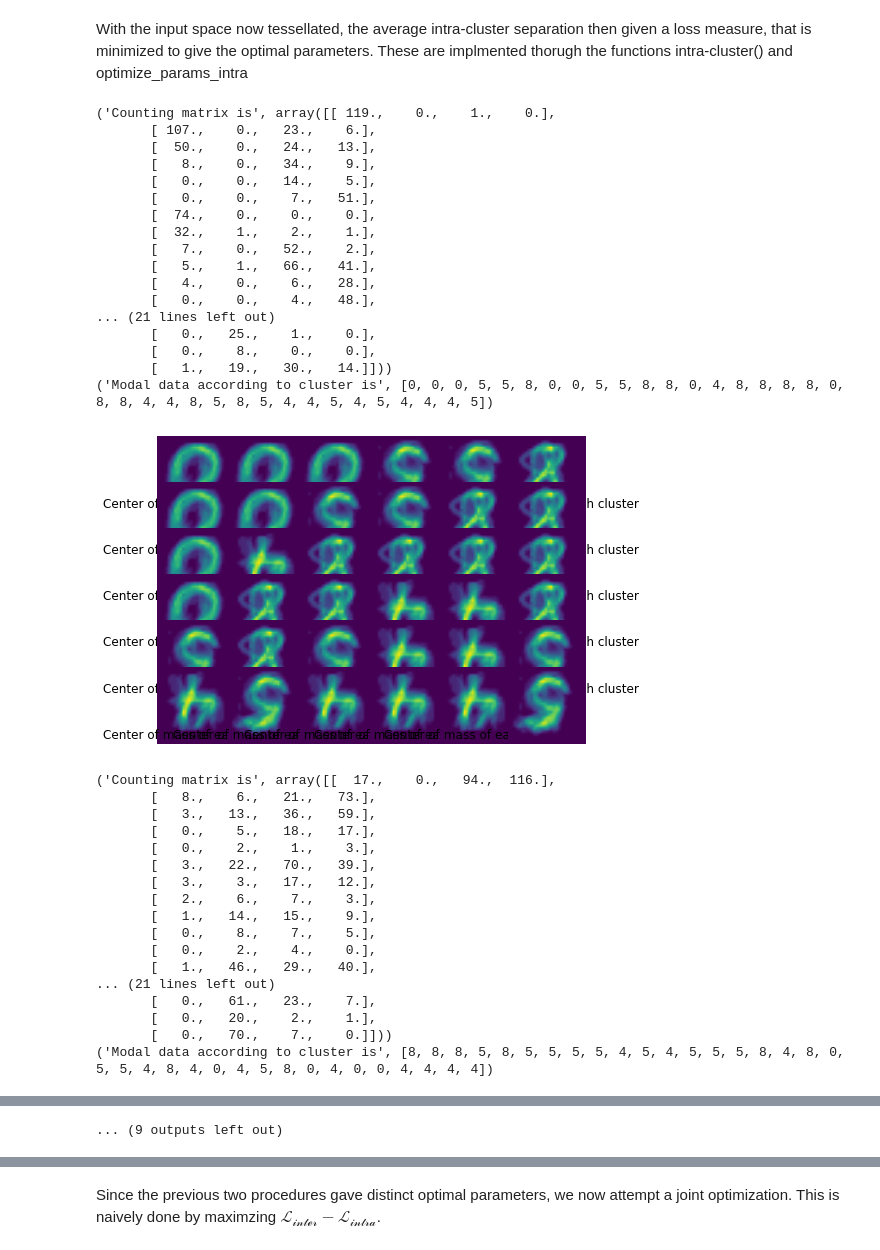
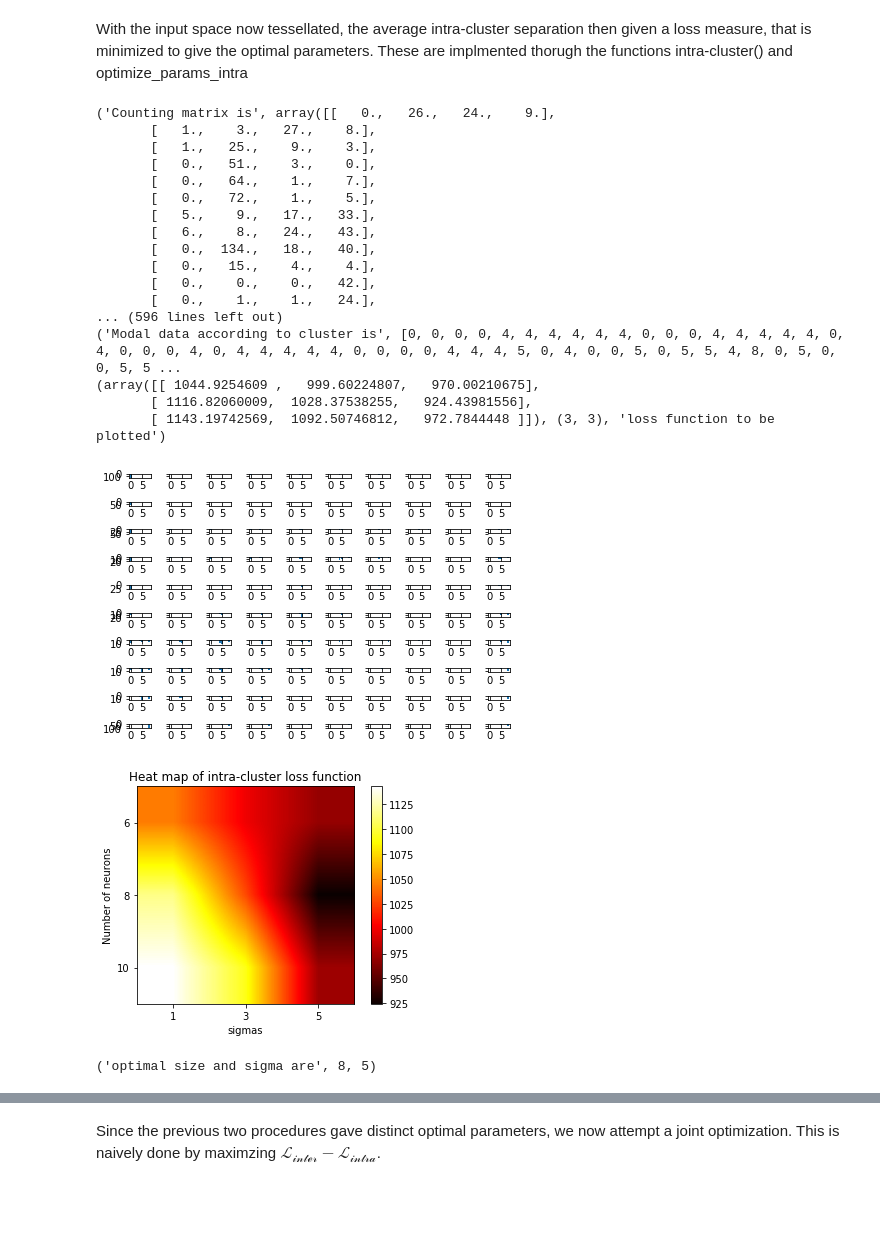
Before and after one commit to ArvinSubramaniam/ulnn_miniproj1_kohonen, a Jupyter notebook: kohonen_run.ipynb, the cells around one changed output, grey strips where cells are left out. Drawn from its saved outputs; the diff is of its cells as text; code cells hidden in the pictures; blank space fills up the shorter version.

```diff
--- a/kohonen_run.ipynb
+++ b/kohonen_run.ipynb
@@ -149,41 +177,26 @@ With the input space now tessellated, the average intra-cluster separation then
 # %%
 sizes_k = [6,8,10]
 sigmas = [1,3,5]
-k,s = koh.optimize_params_intra(sizes_k, sigmas, eta = 0.3, tmax=2000)
+k,s = koh.optimize_params_intra(sizes_k, sigmas, eta = 0.3, tmax=20000)
 print("optimal size and sigma are",k,s)
 # %% [output]
-('Counting matrix is', array([[ 119.,    0.,    1.,    0.],
-       [ 107.,    0.,   23.,    6.],
-       [  50.,    0.,   24.,   13.],
-       [   8.,    0.,   34.,    9.],
-       [   0.,    0.,   14.,    5.],
-       [   0.,    0.,    7.,   51.],
-       [  74.,    0.,    0.,    0.],
-       [  32.,    1.,    2.,    1.],
-       [   7.,    0.,   52.,    2.],
-       [   5.,    1.,   66.,   41.],
-       [   4.,    0.,    6.,   28.],
-       [   0.,    0.,    4.,   48.],
-... (21 lines left out)
-       [   0.,   25.,    1.,    0.],
-       [   0.,    8.,    0.,    0.],
-       [   1.,   19.,   30.,   14.]]))
-('Modal data according to cluster is', [0, 0, 0, 5, 5, 8, 0, 0, 5, 5, 8, 8, 0, 4, 8, 8, 8, 8, 0, 8, 8, 4, 4, 8, 5, 8, 5, 4, 4, 5, 4, 5, 4, 4, 4, 5])
+('Counting matrix is', array([[   0.,   26.,   24.,    9.],
+       [   1.,    3.,   27.,    8.],
+       [   1.,   25.,    9.,    3.],
+       [   0.,   51.,    3.,    0.],
+       [   0.,   64.,    1.,    7.],
+       [   0.,   72.,    1.,    5.],
+       [   5.,    9.,   17.,   33.],
+       [   6.,    8.,   24.,   43.],
+       [   0.,  134.,   18.,   40.],
+       [   0.,   15.,    4.,    4.],
+       [   0.,    0.,    0.,   42.],
+       [   0.,    1.,    1.,   24.],
+... (596 lines left out)
+('Modal data according to cluster is', [0, 0, 0, 0, 4, 4, 4, 4, 4, 4, 0, 0, 0, 4, 4, 4, 4, 4, 0, 4, 0, 0, 0, 4, 0, 4, 4, 4, 4, 4, 0, 0, 0, 0, 4, 4, 4, 5, 0, 4, 0, 0, 5, 0, 5, 5, 4, 8, 0, 5, 0, 0, 5, 5 ...
+(array([[ 1044.9254609 ,   999.60224807,   970.00210675],
+       [ 1116.82060009,  1028.37538255,   924.43981556],
+       [ 1143.19742569,  1092.50746812,   972.7844448 ]]), (3, 3), 'loss function to be plotted')
-[figure, old version]
+[figure, new version]
+[figure, new version]
-('Counting matrix is', array([[  17.,    0.,   94.,  116.],
-       [   8.,    6.,   21.,   73.],
-       [   3.,   13.,   36.,   59.],
-       [   0.,    5.,   18.,   17.],
-       [   0.,    2.,    1.,    3.],
-       [   3.,   22.,   70.,   39.],
-       [   3.,    3.,   17.,   12.],
-       [   2.,    6.,    7.,    3.],
-       [   1.,   14.,   15.,    9.],
-       [   0.,    8.,    7.,    5.],
-       [   0.,    2.,    4.,    0.],
-       [   1.,   46.,   29.,   40.],
-... (21 lines left out)
-       [   0.,   61.,   23.,    7.],
-       [   0.,   20.,    2.,    1.],
-       [   0.,   70.,    7.,    0.]]))
-('Modal data according to cluster is', [8, 8, 8, 5, 8, 5, 5, 5, 5, 4, 5, 4, 5, 5, 5, 8, 4, 8, 0, 5, 5, 4, 8, 4, 0, 4, 5, 8, 0, 4, 0, 0, 4, 4, 4, 4])
+('optimal size and sigma are', 8, 5)
@@ -263,3 +203,2 @@ print("optimal size and sigma are",k,s)
-... (9 outputs left out)
 # %% [markdown]
 # 5. Simultaneuosly maximizing inter-cluster distance and minimizing inta-cluster distance.
```
Also changed, not shown: parts of 23 cells of this notebook, 1 other file.
